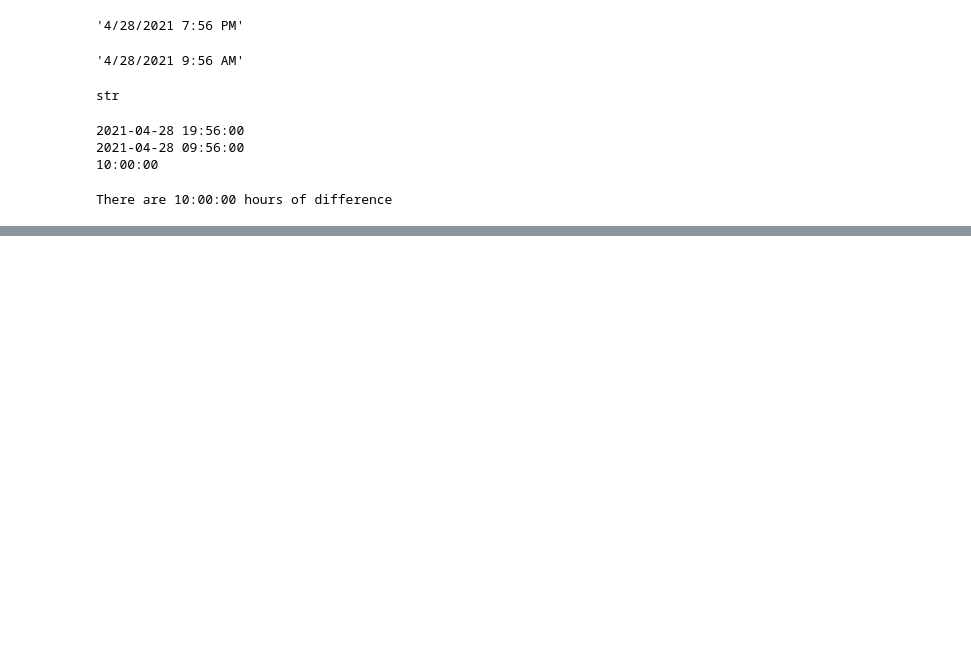
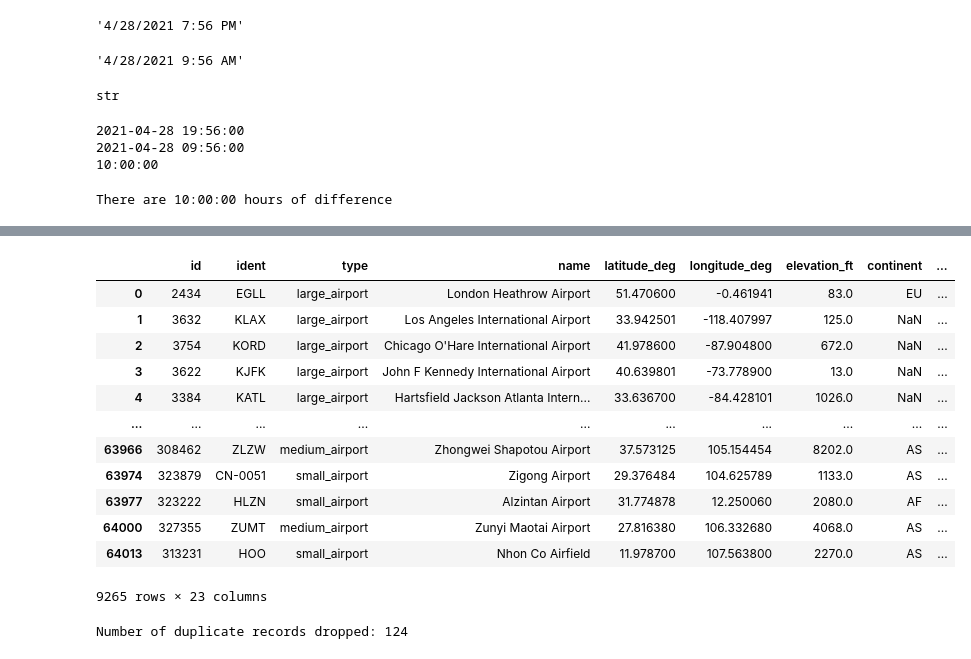
Before and after one commit to VickyViana/Destiny-tips-tool, a Jupyter notebook: Jobs_Hour.ipynb, the cells around one changed output, grey strips where cells are left out. Drawn from its saved outputs; the diff is of its cells as text; code cells hidden in the pictures; blank space fills up the shorter version.

```diff
--- a/Jobs_Hour.ipynb
+++ b/Jobs_Hour.ipynb
@@ -92,0 +193,24 @@ There are 10:00:00 hours of difference
+# %%
+world_airports_filt = world_airports.dropna(subset=['iata_code'])
+world_airports_filt
+# %% [output]
+|  | id | ident | type | name | latitude_deg | longitude_deg | elevation_ft | continent | ... |
+| 0 | 2434 | EGLL | large_airport | London Heathrow Airport | 51.470600 | -0.461941 | 83.0 | EU | ... |
+| 1 | 3632 | KLAX | large_airport | Los Angeles International Airport | 33.942501 | -118.407997 | 125.0 | NaN | ... |
+| 2 | 3754 | KORD | large_airport | Chicago O'Hare International Airport | 41.978600 | -87.904800 | 672.0 | NaN | ... |
+| 3 | 3622 | KJFK | large_airport | John F Kennedy International Airport | 40.639801 | -73.778900 | 13.0 | NaN | ... |
+| 4 | 3384 | KATL | large_airport | Hartsfield Jackson Atlanta Intern... | 33.636700 | -84.428101 | 1026.0 | NaN | ... |
+| ... | ... | ... | ... | ... | ... | ... | ... | ... | ... |
+| 63966 | 308462 | ZLZW | medium_airport | Zhongwei Shapotou Airport | 37.573125 | 105.154454 | 8202.0 | AS | ... |
+| 63974 | 323879 | CN-0051 | small_airport | Zigong Airport | 29.376484 | 104.625789 | 1133.0 | AS | ... |
+| 63977 | 323222 | HLZN | small_airport | Alzintan Airport | 31.774878 | 12.250060 | 2080.0 | AF | ... |
+| 64000 | 327355 | ZUMT | medium_airport | Zunyi Maotai Airport | 27.816380 | 106.332680 | 4068.0 | AS | ... |
+| 64013 | 313231 | HOO | small_airport | Nhon Co Airfield | 11.978700 | 107.563800 | 2270.0 | AS | ... |
+9265 rows × 23 columns
+# %%
+before = len(world_airports_filt)
+world_airports_clean = world_airports_filt.drop_duplicates(subset=['iata_code'])
+after = len(world_airports_clean)
+print(f'Number of duplicate records dropped: {before - after}')
+# %% [output]
+Number of duplicate records dropped: 124
```
Also changed, not shown: parts of 15 cells of this notebook, 6 other files.
